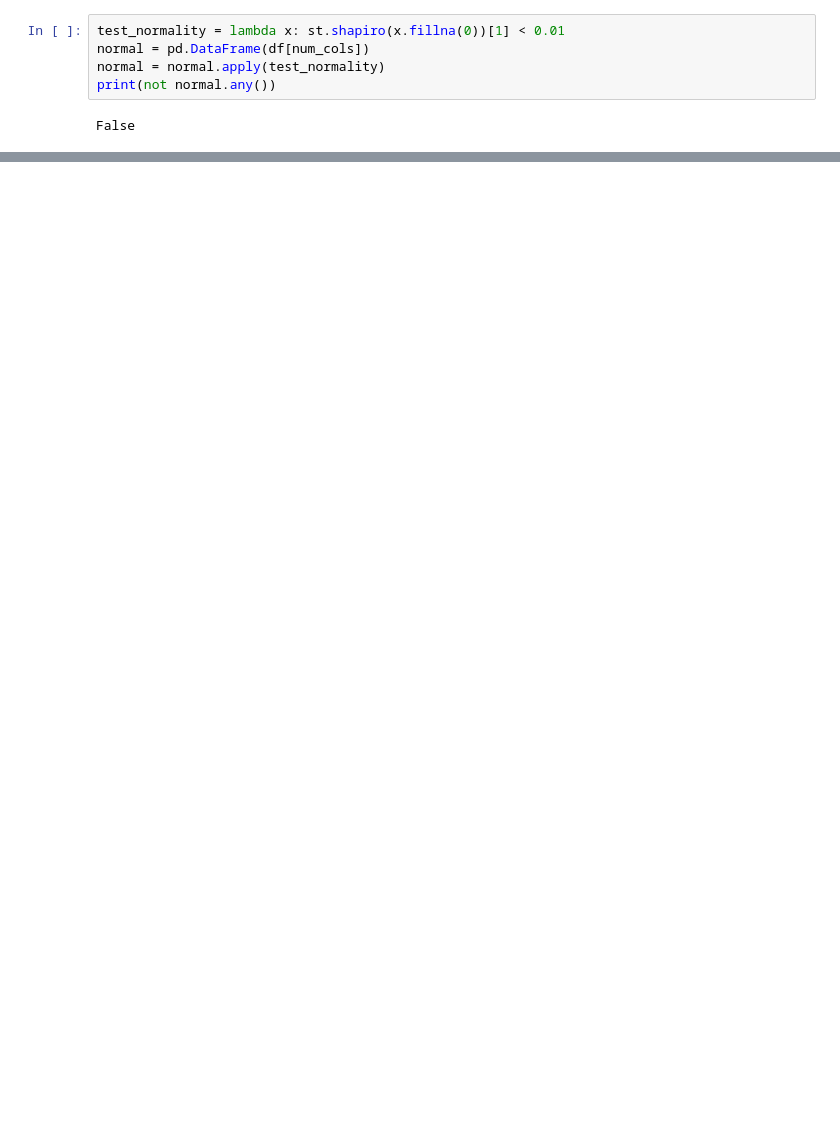
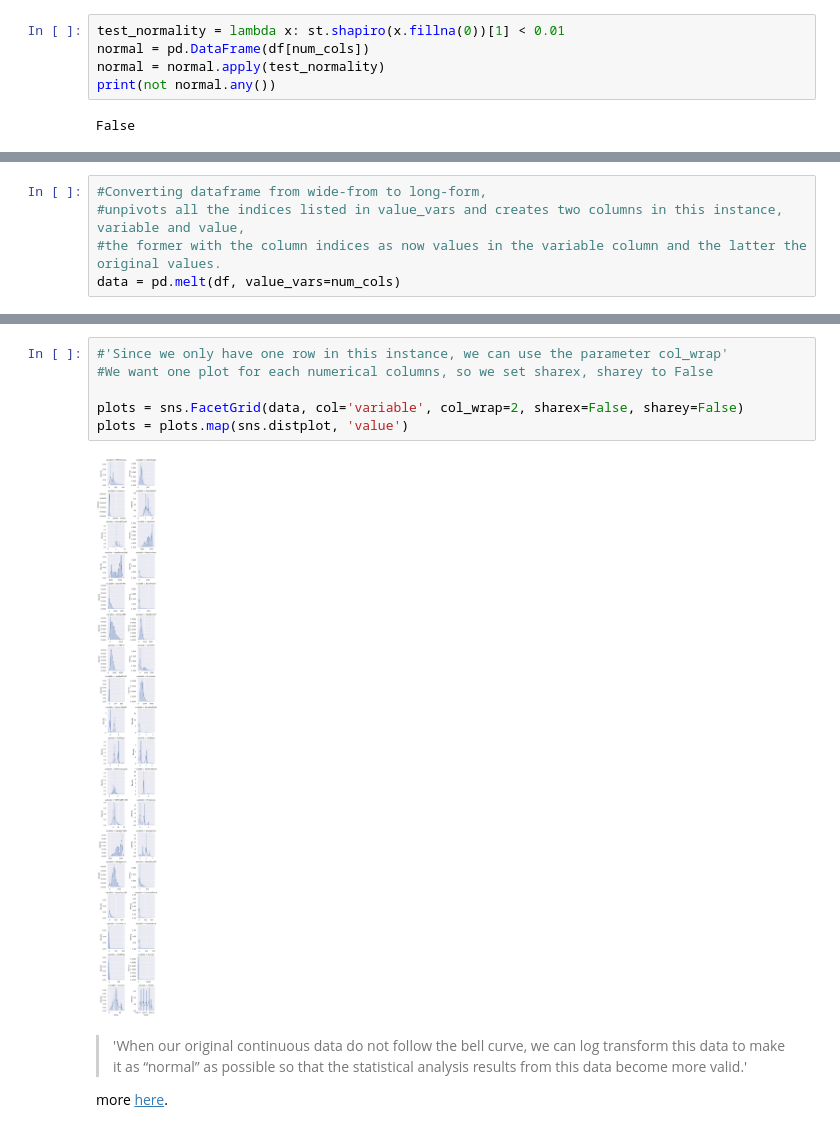
Before and after one commit to dataqueenpend/Projects-, a Jupyter notebook: House_Prices_Competition_raw.ipynb, the cells around one changed output, grey strips where cells are left out. Cells and saved outputs as stored; diff of their text form; blank space fills up the shorter version.

```diff
--- a/House_Prices_Competition_raw.ipynb
+++ b/House_Prices_Competition_raw.ipynb
@@ -238,0 +283,5 @@ In the above code we're testing if any of the numerical variables follows the no
+# %%
+#Converting dataframe from wide-from to long-form,
+#unpivots all the indices listed in value_vars and creates two columns in this instance, variable and value,
+#the former with the column indices as now values in the variable column and the latter the original values.
+data = pd.melt(df, value_vars=num_cols)
@@ -238,0 +297,12 @@ In the above code we're testing if any of the numerical variables follows the no
+# %%
+#'Since we only have one row in this instance, we can use the parameter col_wrap'
+#We want one plot for each numerical columns, so we set sharex, sharey to False
+
+plots = sns.FacetGrid(data, col='variable', col_wrap=2, sharex=False, sharey=False)
+plots = plots.map(sns.distplot, 'value')
+# %% [output]
+[figure, added]
+# %% [markdown]
+> 'When our original continuous data do not follow the bell curve, we can log transform this data to make it as “normal” as possible so that the statistical analysis results from this data become more valid.'
+
+more [here]('https://medium.com/@kyawsawhtoon/log-transformation-purpose-and-interpretation-9444b4b049c9').
```
Also changed, not shown: parts of 9 cells of this notebook.
